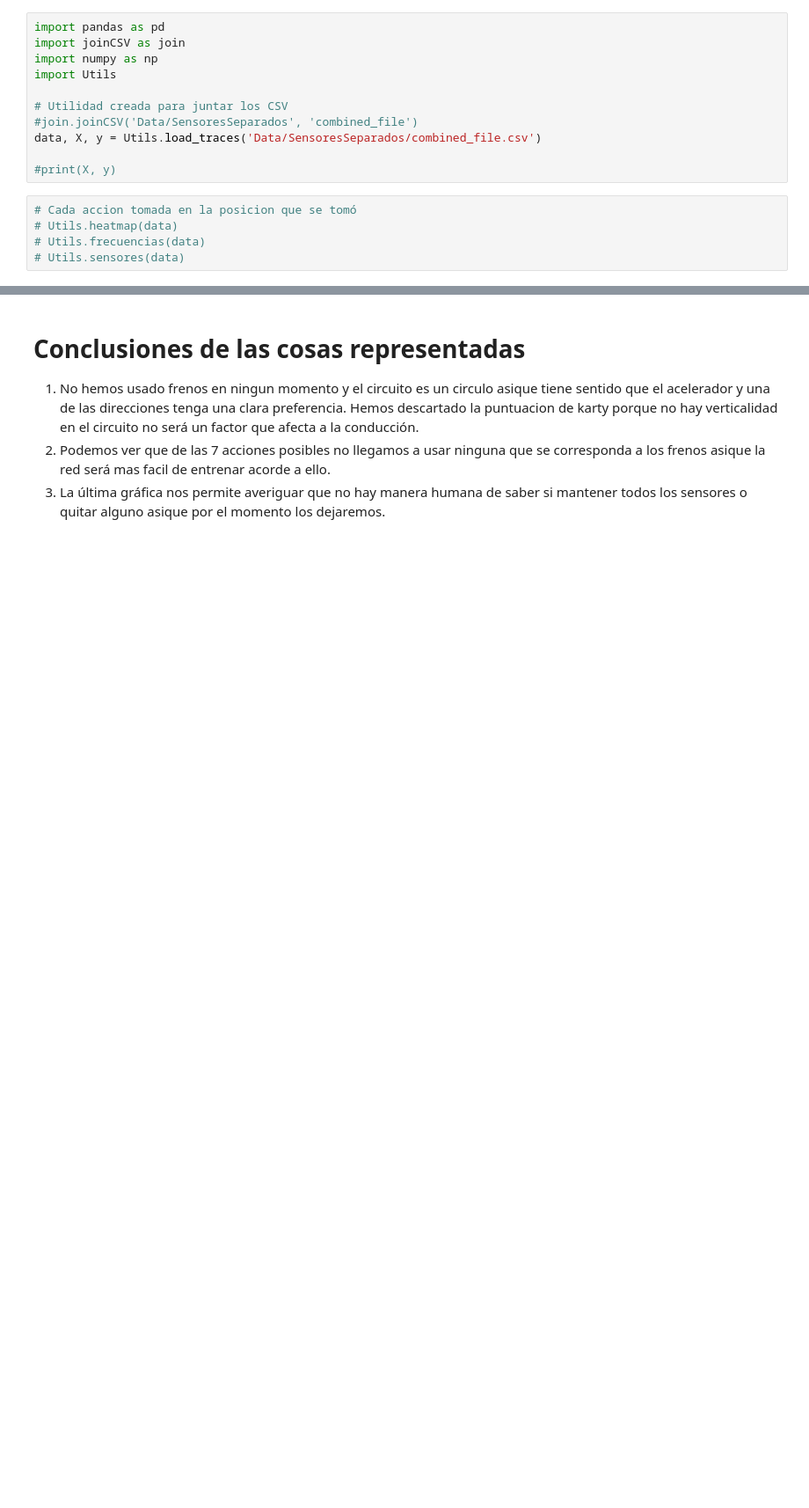
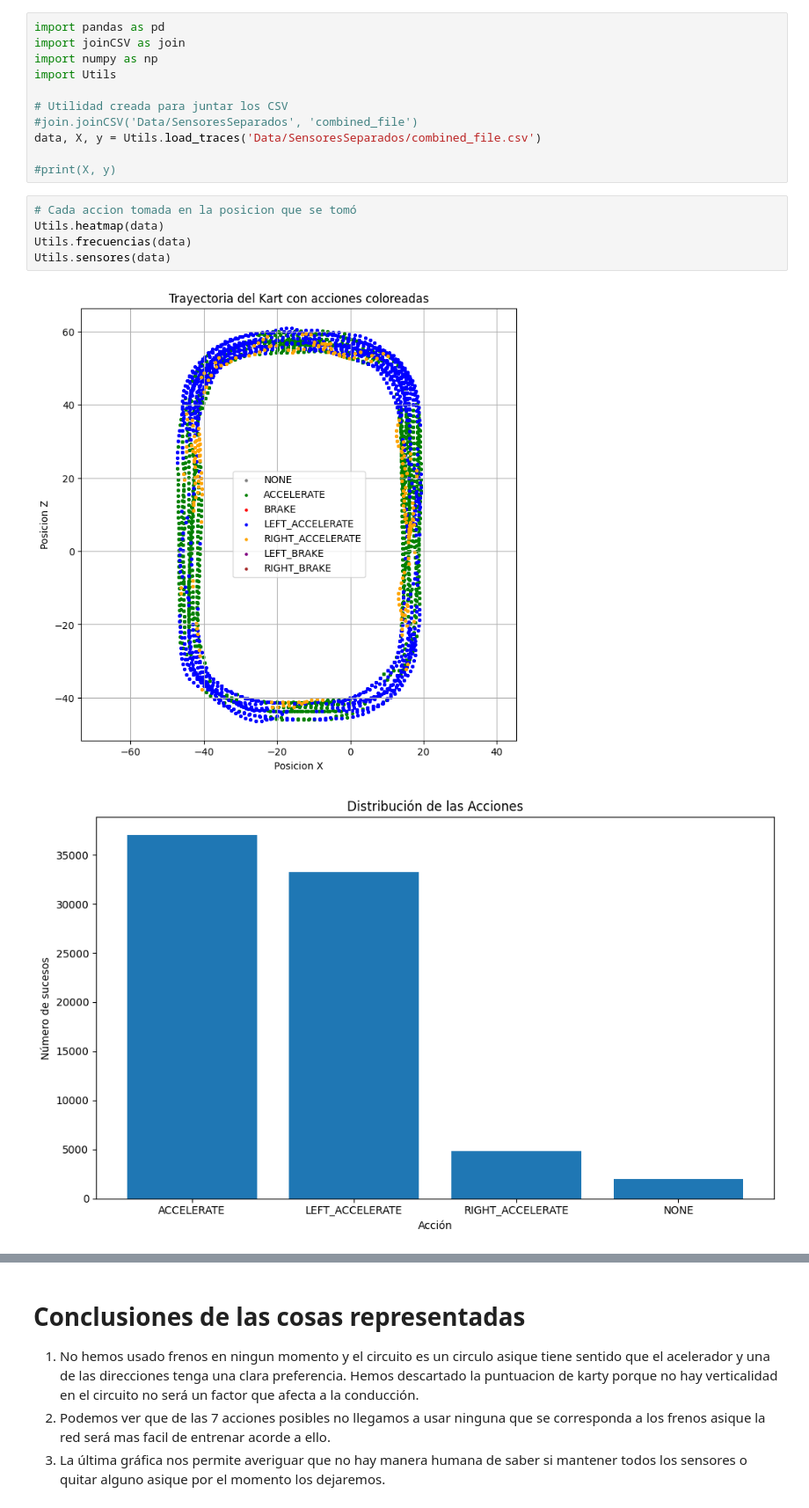
Before and after one commit to Jorzuiz/Anotaciones24-25, a Jupyter notebook: AA/Práctias/P6/Practica6.ipynb, the cells around one changed output, grey strips where cells are left out. Shown at 88% size. Drawn from its saved outputs; the diff is of its cells as text; blank space fills up the shorter version.

```diff
--- a/AA/Práctias/P6/Practica6.ipynb
+++ b/AA/Práctias/P6/Practica6.ipynb
@@ -13,6 +13,9 @@ data, X, y = Utils.load_traces('Data/SensoresSeparados/combined_file.csv')
 #print(X, y)
 # %%
 # Cada accion tomada en la posicion que se tomó
-# Utils.heatmap(data)
-# Utils.frecuencias(data)
-# Utils.sensores(data)
+Utils.heatmap(data)
+Utils.frecuencias(data)
+Utils.sensores(data)
+# %% [output]
+[figure, added]
+[figure, added]
```
Also changed, not shown: parts of 21 cells of this notebook, 11 other files.
